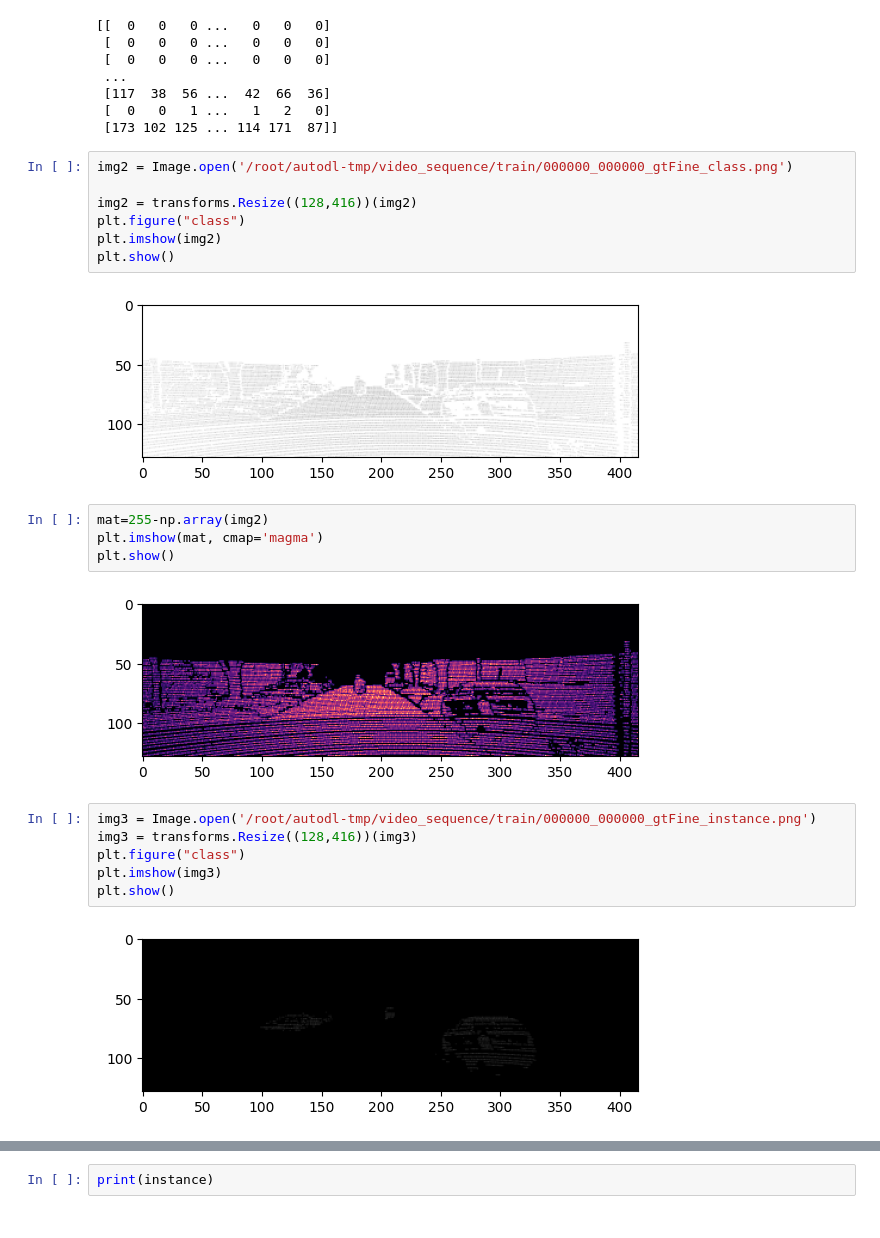
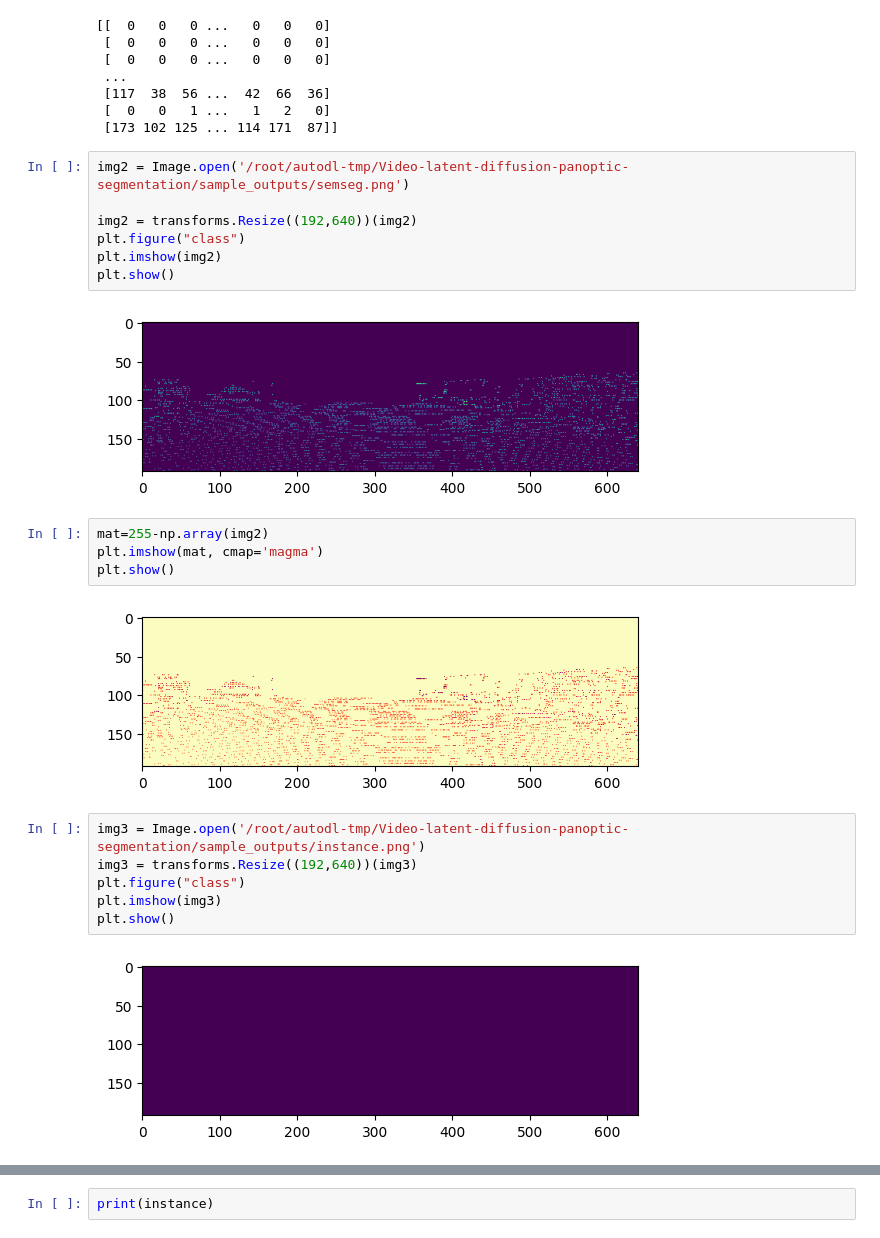
Before and after one commit to weentiaan/Video-latent-diffusion-panoptic-segmentation, a Jupyter notebook: Pose.ipynb, the cells around one changed output, grey strips where cells are left out. Drawn from its saved outputs; the diff is of its cells as text.

```diff
--- a/Pose.ipynb
+++ b/Pose.ipynb
@@ -30,28 +30,28 @@ print(np.array(img))
  [  0   0   1 ...   1   2   0]
  [173 102 125 ... 114 171  87]]
 # %%
-img2 = Image.open('/root/autodl-tmp/video_sequence/train/000000_000000_gtFine_class.png')
+img2 = Image.open('/root/autodl-tmp/Video-latent-diffusion-panoptic-segmentation/sample_outputs/semseg.png')
 
-img2 = transforms.Resize((128,416))(img2)
+img2 = transforms.Resize((192,640))(img2)
 plt.figure("class")
 plt.imshow(img2)
 plt.show()
 # %% [output]
-[figure, old version]
+[figure, new version]
 # %%
 mat=255-np.array(img2)
 plt.imshow(mat, cmap='magma')
 plt.show()
 # %% [output]
-[figure, old version]
+[figure, new version]
 # %%
-img3 = Image.open('/root/autodl-tmp/video_sequence/train/000000_000000_gtFine_instance.png')
-img3 = transforms.Resize((128,416))(img3)
+img3 = Image.open('/root/autodl-tmp/Video-latent-diffusion-panoptic-segmentation/sample_outputs/instance.png')
+img3 = transforms.Resize((192,640))(img3)
 plt.figure("class")
 plt.imshow(img3)
 plt.show()
 # %% [output]
-[figure, old version]
+[figure, new version]
 # %%
 instance=np.array(img3)
 plt.figure("class")
```
Also changed, not shown: parts of 27 cells of this notebook, 4 other files.
